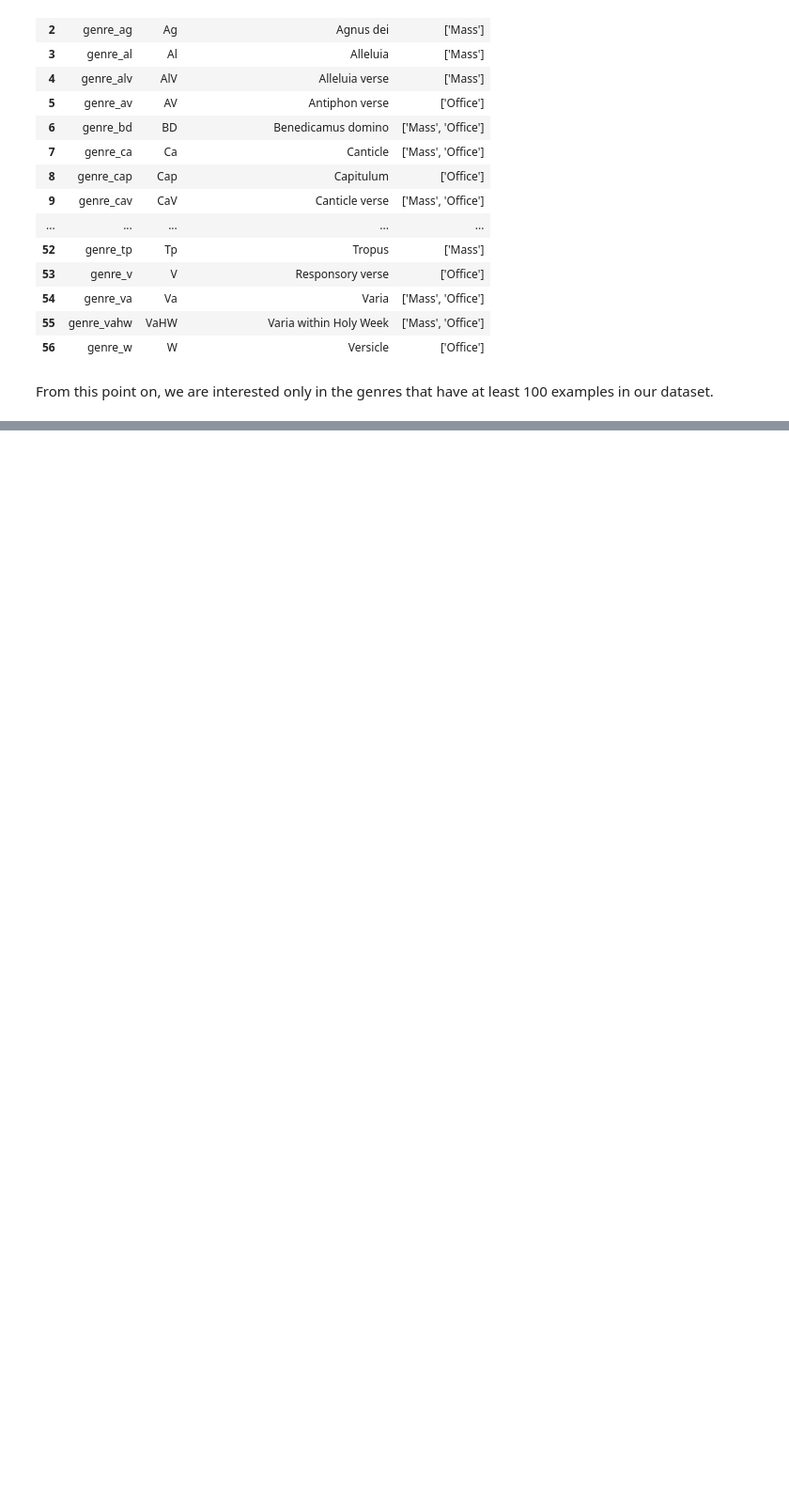
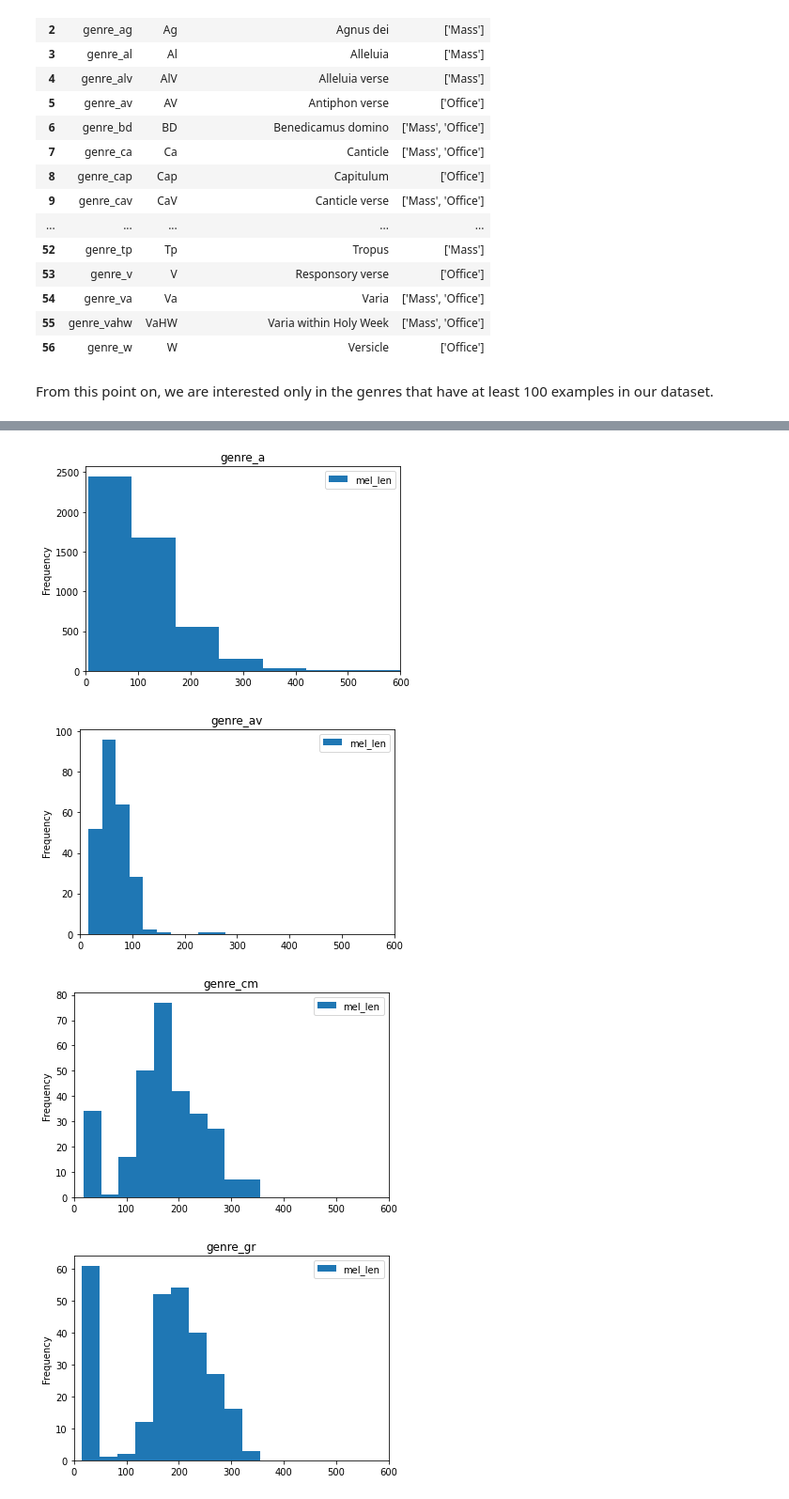
Before and after one commit to kszabova/rhythmify, a Jupyter notebook: data/data_statistics.ipynb, the cells around one changed output, grey strips where cells are left out. Shown at 94% size. Saved outputs shown, nothing was run; the diff lists cells and outputs as text; code cells hidden in the pictures; blank space fills up the shorter version.

```diff
--- a/data/data_statistics.ipynb
+++ b/data/data_statistics.ipynb
@@ -93,0 +130,10 @@ df['genre_id'].value_counts()[genre_list].plot(kind='bar')
+# %%
+groups = df[df['genre_id'].isin(genre_list)].assign(mel_len=lambda x: x.volpiano.str.len()).groupby('genre_id')
+axes = groups.plot(kind='hist', y='mel_len', xlim=(0, 600))
+for i, (group, values) in enumerate(groups):
+    axes[i].set_title(group)
+# %% [output]
+[figure, added]
+[figure, added]
+[figure, added]
+[figure, added]
```
Also changed, not shown: parts of 23 cells of this notebook.
